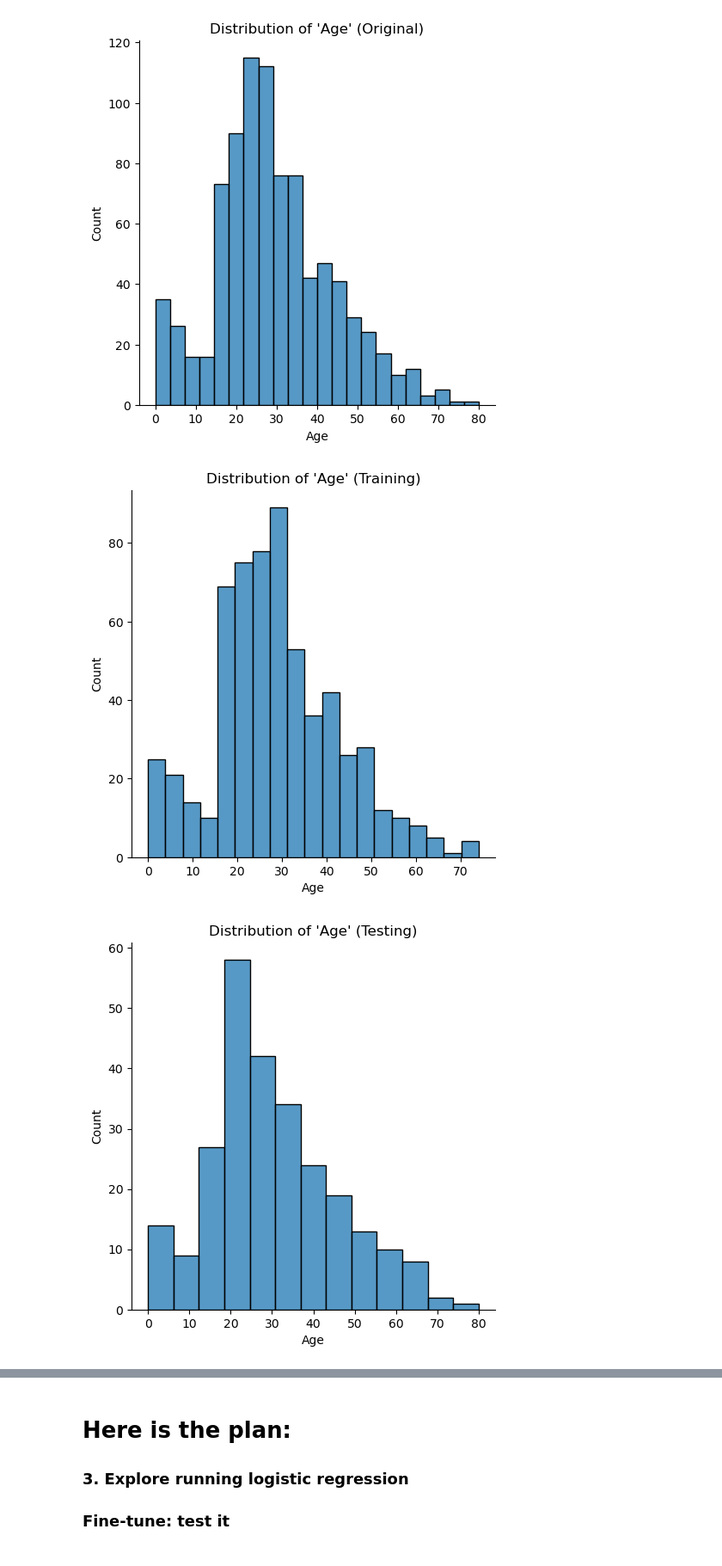
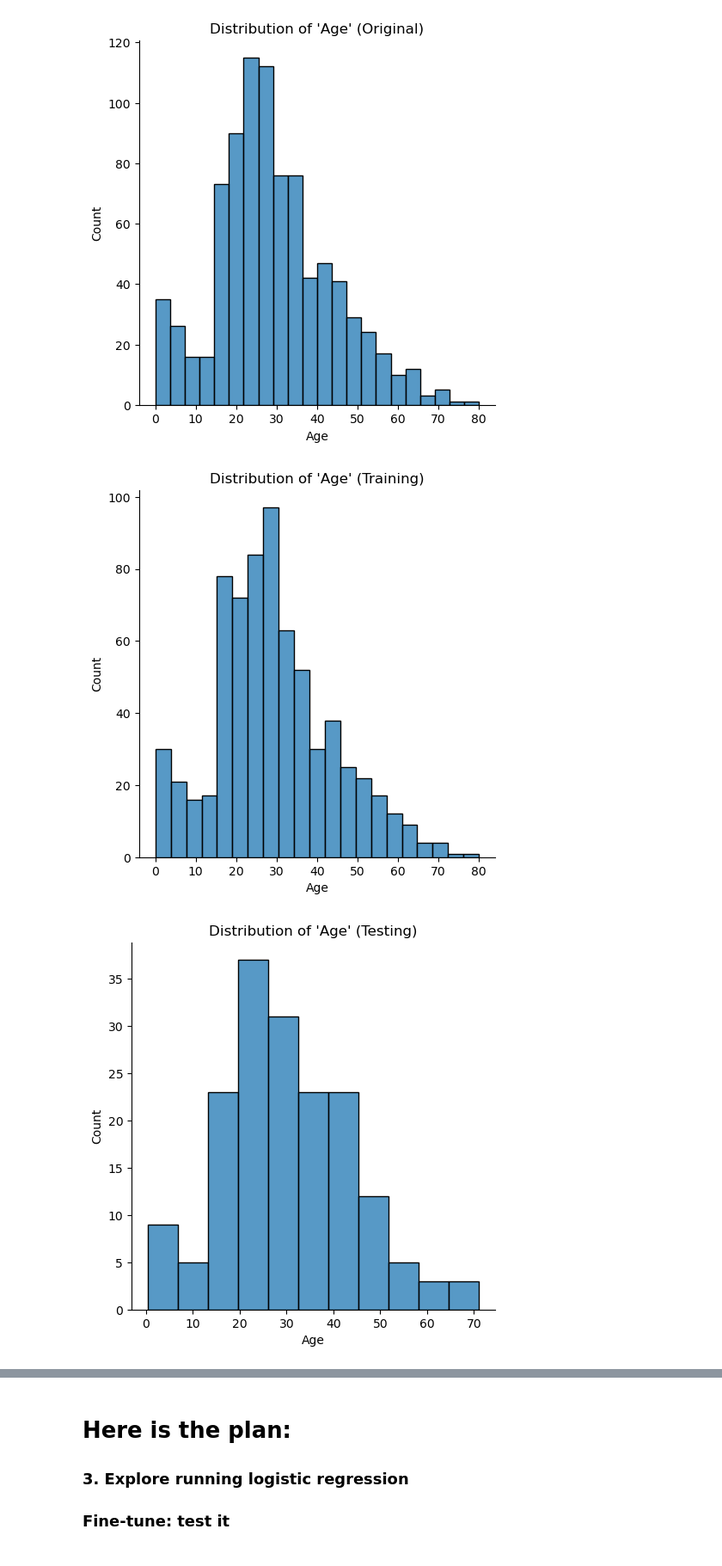
Before and after one commit to kavehzare98/TItanic-Kaggle-Competition, a Jupyter notebook: main.ipynb, the cells around one changed output, grey strips where cells are left out. Shown: that part at 86% size. Drawn from its saved outputs; the diff is of its cells as text; code cells hidden in the pictures.

```diff
--- a/main.ipynb
+++ b/main.ipynb
@@ -498,8 +498,11 @@ plt.show()
 # %%
 from sklearn.model_selection import train_test_split
 
-# performing a 30-70 percent test-train split
-titanic3_train, titanic3_test = train_test_split(titanic3, test_size=0.3, train_size=0.7)
+X = titanic3.drop('Survived', axis=1)
+Y = titanic3['Survived']
+
+# performing 80-20 train-test split
+X_train, X_test, Y_train, Y_test = train_test_split(X, Y, train_size=0.8, test_size=0.2, random_state=0)
 # %% [markdown]
 ## Ensuring that original distribution matches that of training and testing subsets
 # %%
@@ -509,17 +512,17 @@ plt.show()
 # %% [output]
 [figure]
 # %%
-sns.displot(titanic3_train['Age'])
+sns.displot(X_train['Age'])
 plt.title("Distribution of 'Age' (Training)")
 plt.show()
 # %% [output]
-[figure, old version]
+[figure, new version]
 # %%
-sns.displot(titanic3_test['Age'])
+sns.displot(X_test['Age'])
 plt.title("Distribution of 'Age' (Testing)")
 plt.show()
 # %% [output]
-[figure, old version]
+[figure, new version]
 # %% [markdown]
 # **Phase V**: Running a Logistic Regression
 
```
Also changed, not shown: parts of 4 cells of this notebook.
